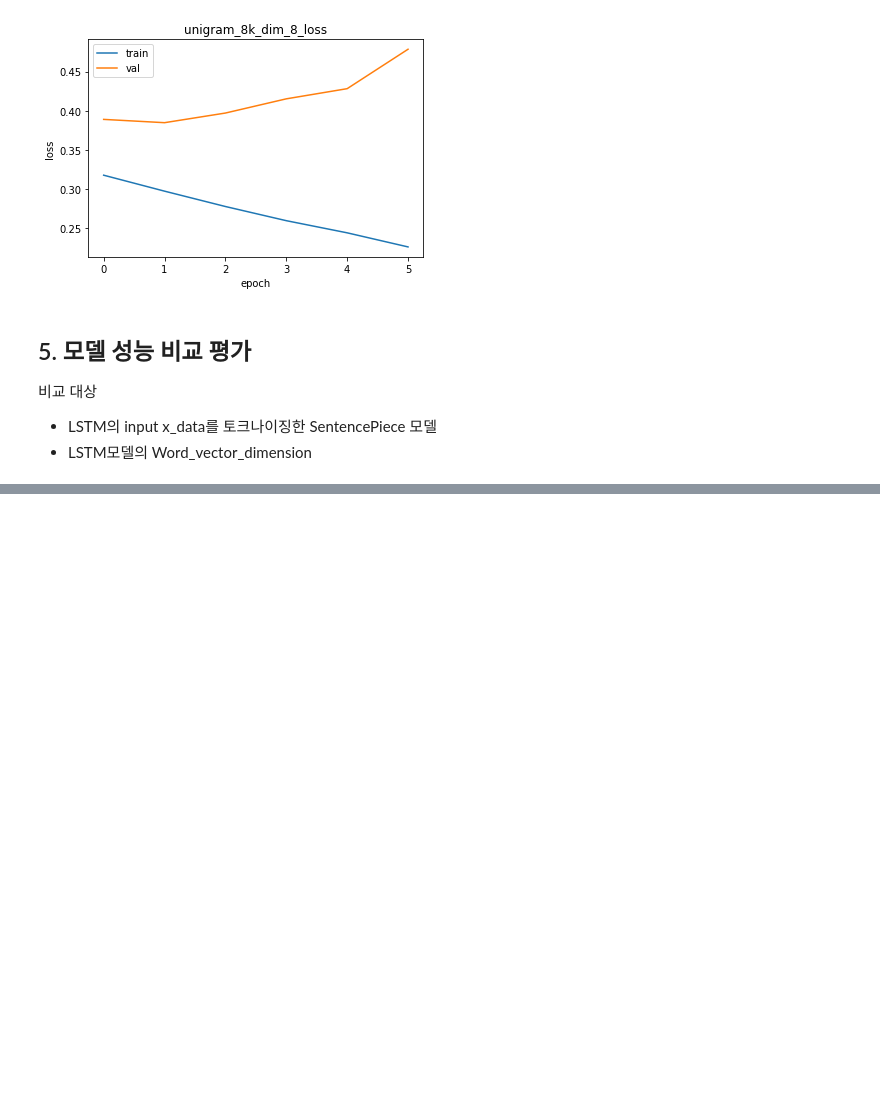
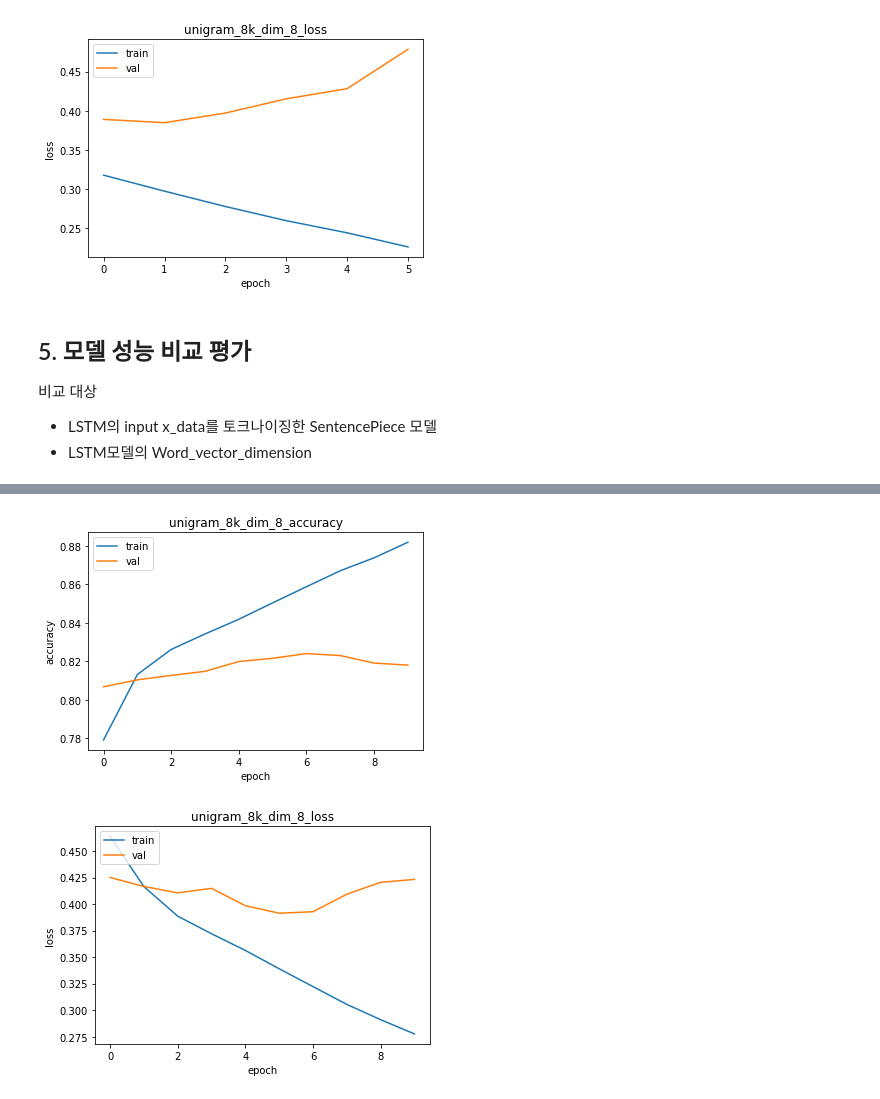
Before and after one commit to peter1505/AIFFEL, a Jupyter notebook: GD_02_SP_movie_sentiment.ipynb, the cells around one changed output, grey strips where cells are left out. Cells and saved outputs as stored; diff of their text form; code cells hidden in the pictures; blank space fills up the shorter version.

```diff
--- a/GD_02_SP_movie_sentiment.ipynb
+++ b/GD_02_SP_movie_sentiment.ipynb
@@ -1243,10 +1243,16 @@ def performance_test_spm(spm_model, vocab_size, word_vector_dim):
     s = spm.SentencePieceProcessor()
     s.Load("{}.model".format(spm_model))
 
-    tensor, word_index, index_word = sp_tokenize(s, train_data['document'], spm_model)
+    # document와 label을 나눠봅시다.
+    x_train,x_train_word_index,x_train_index_word = sp_tokenize(s, train_data['document'], model_uni_8k)
+    x_test,x_test_word_index, x_test_index_word = sp_tokenize(s, test_data['document'], model_uni_8k)
 
-    x_train, x_val, y_train, y_val = train_test_split(tensor, filtered_label, test_size=0.2)
-    x_train, x_test, y_train, y_test = train_test_split(x_train, y_train, test_size=0.2)
+    # 현재 list 상태 ==> ndarray로 바꿔주기
+    y_train = np.array(list(train_data['label']))
+    y_test = np.array(list(test_data['label']))
+
+
+    train_input, val_input, train_target, val_target = train_test_split(x_train, y_train, test_size=0.2, random_state=42)
 
 
     model_LSTM = keras.Sequential()
@@ -1269,18 +1275,23 @@ def performance_test_spm(spm_model, vocab_size, word_vector_dim):
     es = keras.callbacks.EarlyStopping(monitor='val_loss', mode='min', verbose=1, patience=4)
     mc = ModelCheckpoint('best_model.h5', monitor='val_acc', mode='max', verbose=1, save_best_only=True)
 
-    history_LSTM = model_LSTM.fit(x_train,
-                        y_train,
-                        epochs=epochs,
-                        batch_size=batch_size,
-                        validation_data=(x_val,y_val),
-                        callbacks=[es, mc],
-                        verbose=1)
+
+    history_LSTM = model_LSTM.fit(train_input,
+                              train_target,
+                              epochs=20,
+                              batch_size=batch_size,
+                              validation_data=(val_input, val_target),
+                              callbacks=[es, mc],
+                              verbose=1
+                             )
 
     results = model_LSTM.evaluate(x_test,  y_test, verbose=2)
     print(results)
 
     return history_LSTM
+
+
+## 모델에서 변수들의 이름이 섞여서 (train_target 과 x_train 등) 애를 많이 먹었다. 결국 이를 고쳐준 나의 승리!
 # %%
 history_unigram_8k_dim_8 = performance_test_spm('kor_spm_unigram_8k', vocab_size, word_vector_dim=8)
 history_unigram_8k_dim_64 = performance_test_spm('kor_spm_unigram_8k', vocab_size, word_vector_dim=64)
@@ -1288,0 +1316,5 @@ ValueError: Found input variables with inconsistent numbers of samples: [118437,
+# %%
+visualize_train(history_unigram_8k_dim_8, param='unigram_8k_dim_8')
+# %% [output]
+[figure, added]
+[figure, added]
```
Also changed, not shown: parts of 6 cells of this notebook.
